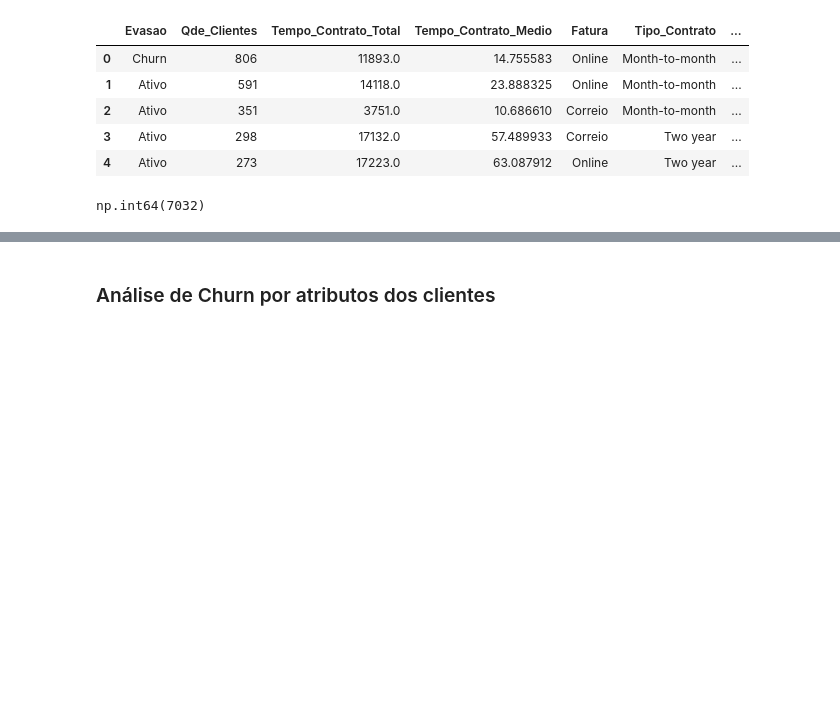
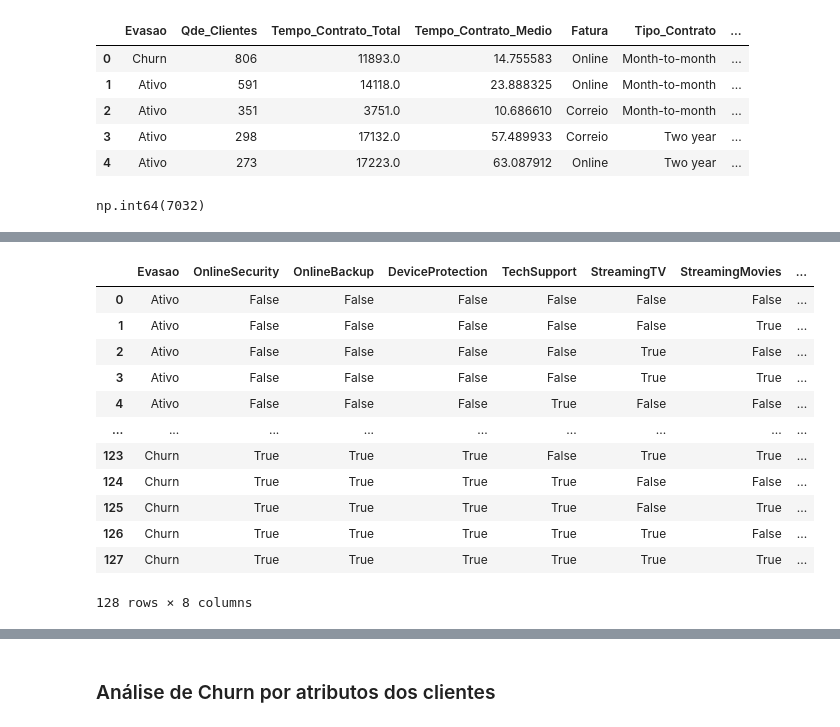
Before and after one commit to mauricioaalmeida/ONE-TelecomX, a Jupyter notebook: TelecomX_BR.ipynb, the cells around one changed output, grey strips where cells are left out. Cells and saved outputs as stored; diff of their text form; code cells hidden in the pictures; blank space fills up the shorter version.

```diff
--- a/TelecomX_BR.ipynb
+++ b/TelecomX_BR.ipynb
@@ -1406 +1379,19 @@ ouro_Gasto_Servicos.head()
+# %%
+df_graf[0]  = ouro_Gasto_Servicos.query('Servico_Telefone').groupby(['Evasao','OnlineSecurity', 'OnlineBackup', 'DeviceProtection',
+       'TechSupport', 'StreamingTV', 'StreamingMovies'])['Qde_Clientes'].sum().reset_index()
+df_graf[0]
+# %% [output]
+|  | Evasao | OnlineSecurity | OnlineBackup | DeviceProtection | TechSupport | StreamingTV | StreamingMovies | ... |
+| 0 | Ativo | False | False | False | False | False | False | ... |
+| 1 | Ativo | False | False | False | False | False | True | ... |
+| 2 | Ativo | False | False | False | False | True | False | ... |
+| 3 | Ativo | False | False | False | False | True | True | ... |
+| 4 | Ativo | False | False | False | True | False | False | ... |
+| ... | ... | ... | ... | ... | ... | ... | ... | ... |
+| 123 | Churn | True | True | True | False | True | True | ... |
+| 124 | Churn | True | True | True | True | False | False | ... |
+| 125 | Churn | True | True | True | True | False | True | ... |
+| 126 | Churn | True | True | True | True | True | False | ... |
+| 127 | Churn | True | True | True | True | True | True | ... |
+128 rows × 8 columns
 # %%
```
Also changed, not shown: parts of 18 cells of this notebook.
